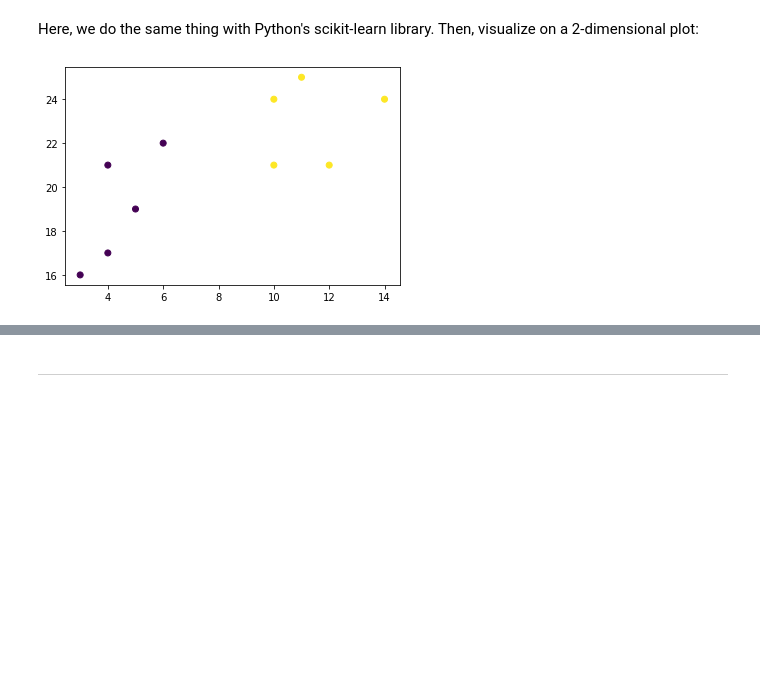
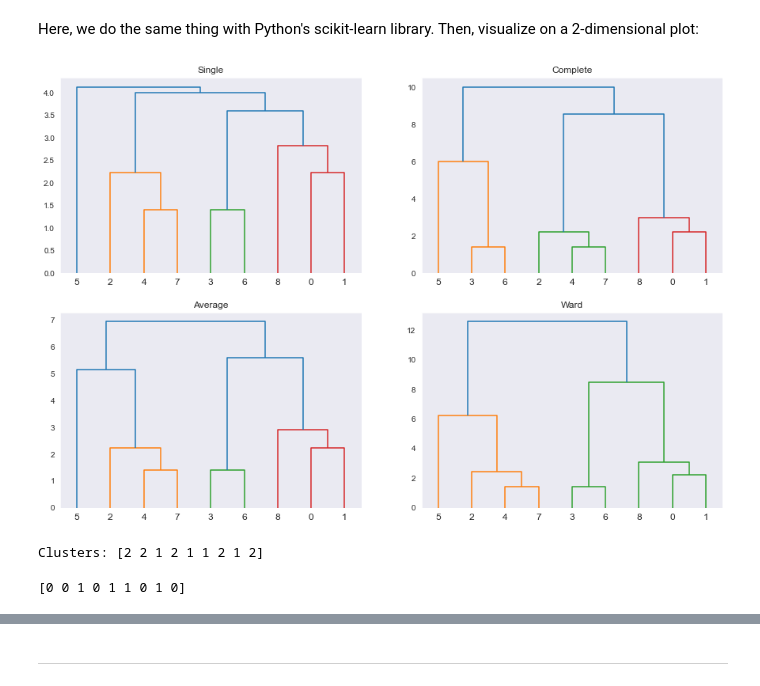
Before and after one commit to showmidelo/SBU-ML-Winter-23, a Jupyter notebook: project.ipynb, the cells around one changed output, grey strips where cells are left out. Saved outputs shown, nothing was run; the diff lists cells and outputs as text; code cells hidden in the pictures; blank space fills up the shorter version.

```diff
--- a/project.ipynb
+++ b/project.ipynb
@@ -99,19 +102,36 @@ plt.show()
 # %% [markdown]
 Here, we do the same thing with Python's scikit-learn library. Then, visualize on a 2-dimensional plot:
-# %%
-import numpy as np
-import matplotlib.pyplot as plt
-from sklearn.cluster import AgglomerativeClustering
-
-x = [4, 5, 10, 4, 3, 11, 14 , 6, 10, 12]
-y = [21, 19, 24, 17, 16, 25, 24, 22, 21, 21]
-
-data = list(zip(x, y))
-
-hierarchical_cluster = AgglomerativeClustering(n_clusters=2, affinity='euclidean', linkage='ward')
-labels = hierarchical_cluster.fit_predict(data)
-
-plt.scatter(x, y, c=labels)
-plt.show()
-# %% [output]
-[figure, removed]
+# %%
+from scipy.cluster.hierarchy import dendrogram, linkage
+
+Z1 = linkage(X1, method='single', metric='euclidean')
+Z2 = linkage(X1, method='complete', metric='euclidean')
+Z3 = linkage(X1, method='average', metric='euclidean')
+Z4 = linkage(X1, method='ward', metric='euclidean')
+# %%
+plt.figure(figsize=(15, 10))
+plt.subplot(2,2,1), dendrogram(Z1), plt.title('Single')
+plt.subplot(2,2,2), dendrogram(Z2), plt.title('Complete')
+plt.subplot(2,2,3), dendrogram(Z3), plt.title('Average')
+plt.subplot(2,2,4), dendrogram(Z4), plt.title('Ward')
+plt.show()
+# %% [output]
+[figure, added]
+# %%
+from scipy.cluster.hierarchy import fcluster
+
+f1 = fcluster(Z4, 2, criterion='maxclust')
+
+print(f"Clusters: {f1}")
+# %% [output]
+Clusters: [2 2 1 2 1 1 2 1 2]
+# %%
+from sklearn.cluster import AgglomerativeClustering
+
+Z1 = AgglomerativeClustering(n_clusters=2, linkage='ward')
+
+Z1.fit_predict(X1)
+
+print(Z1.labels_)
+# %% [output]
+[0 0 1 0 1 1 0 1 0]
```
Also changed, not shown: parts of 22 cells of this notebook.
